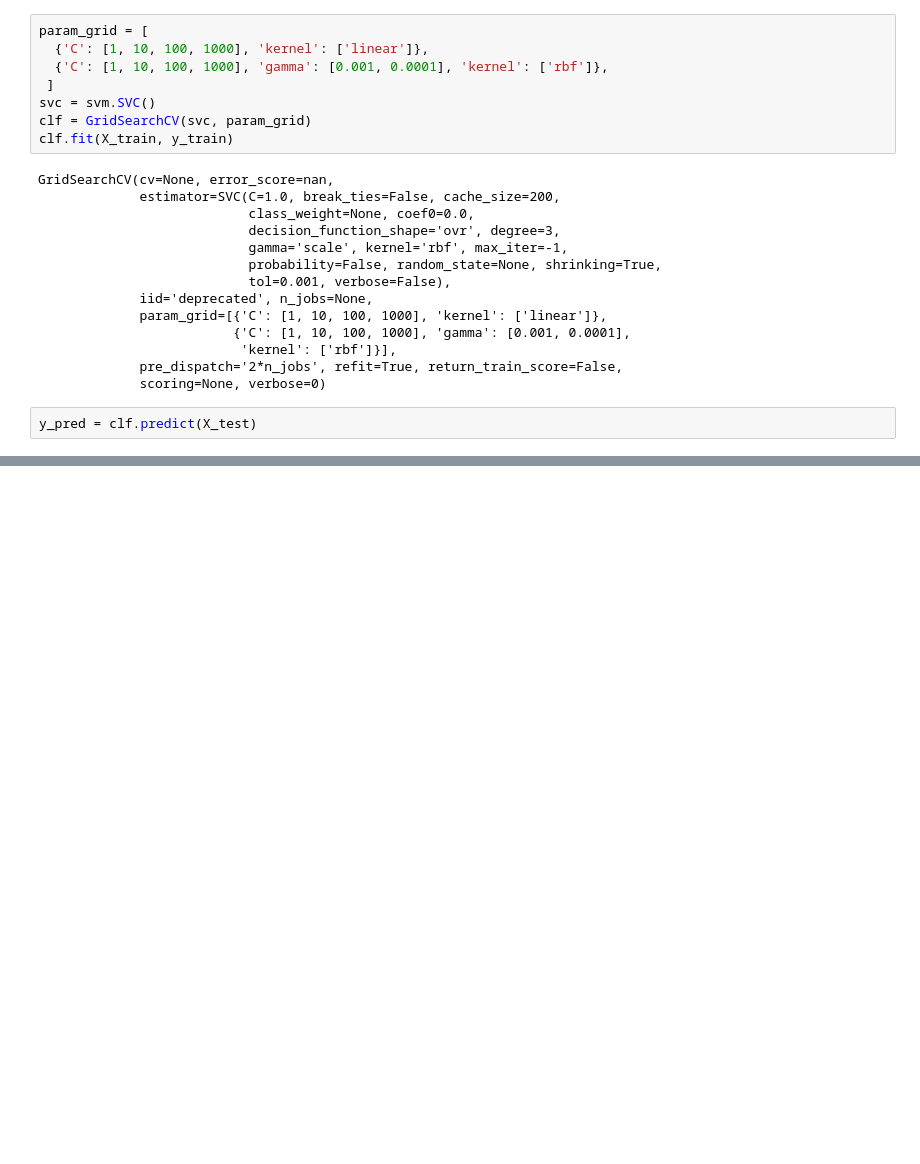
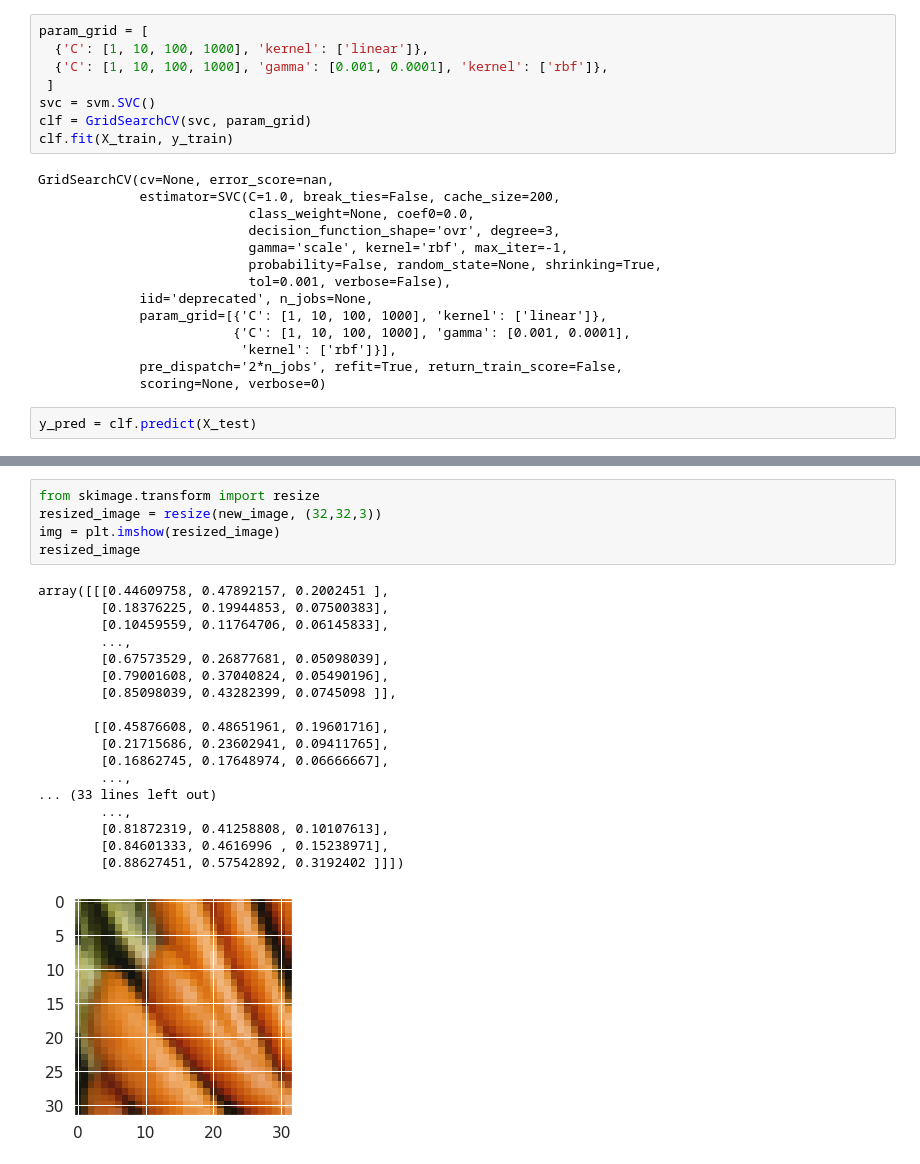
Before and after one commit to priya212000/Project_i, a Jupyter notebook: Mini_Project.ipynb, the cells around one changed output, grey strips where cells are left out. Saved outputs shown, nothing was run; the diff lists cells and outputs as text; blank space fills up the shorter version.

```diff
--- a/Mini_Project.ipynb
+++ b/Mini_Project.ipynb
@@ -425,0 +437,24 @@ Epoch 3/3
+# %%
+from skimage.transform import resize
+resized_image = resize(new_image, (32,32,3))
+img = plt.imshow(resized_image)
+resized_image
+# %% [output]
+array([[[0.44609758, 0.47892157, 0.2002451 ],
+        [0.18376225, 0.19944853, 0.07500383],
+        [0.10459559, 0.11764706, 0.06145833],
+        ...,
+        [0.67573529, 0.26877681, 0.05098039],
+        [0.79001608, 0.37040824, 0.05490196],
+        [0.85098039, 0.43282399, 0.0745098 ]],
+
+       [[0.45876608, 0.48651961, 0.19601716],
+        [0.21715686, 0.23602941, 0.09411765],
+        [0.16862745, 0.17648974, 0.06666667],
+        ...,
+... (33 lines left out)
+        ...,
+        [0.81872319, 0.41258808, 0.10107613],
+        [0.84601333, 0.4616996 , 0.15238971],
+        [0.88627451, 0.57542892, 0.3192402 ]]])
+[figure, added]
```
Also changed, not shown: parts of 24 cells of this notebook.
